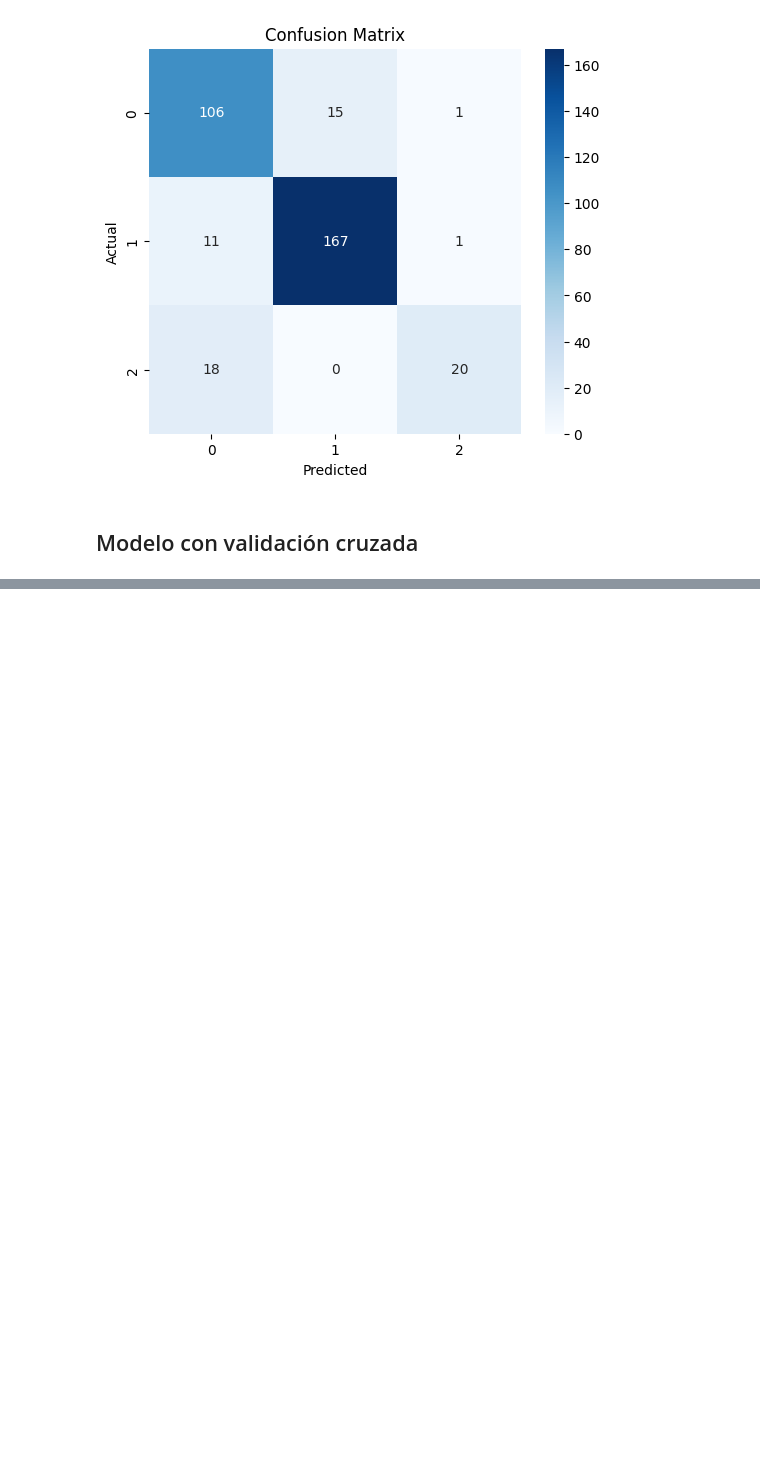
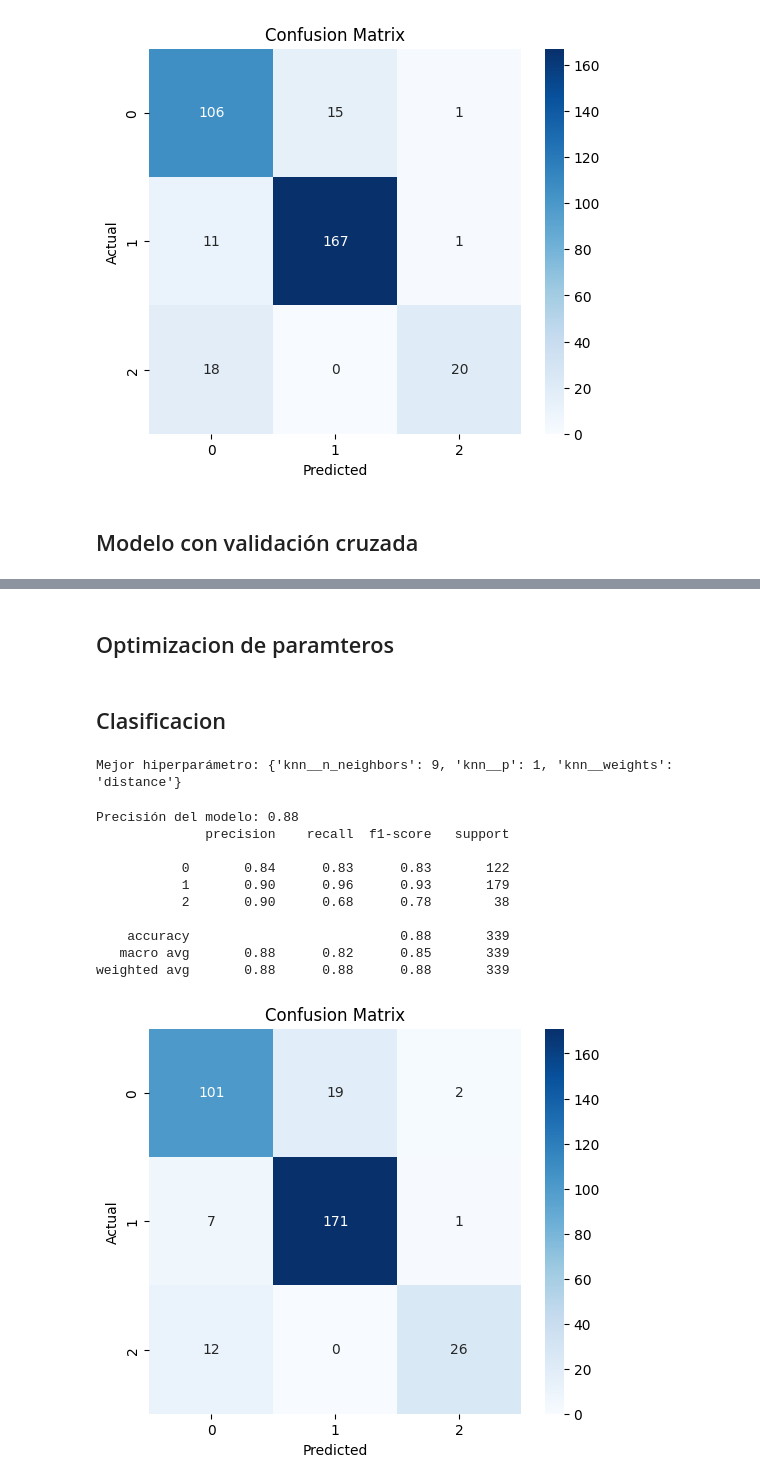
Before and after one commit to DiegoDuaS/KNN, a Jupyter notebook: actividades.ipynb, the cells around one changed output, grey strips where cells are left out. Drawn from its saved outputs; the diff is of its cells as text; code cells hidden in the pictures; blank space fills up the shorter version.

```diff
--- a/actividades.ipynb
+++ b/actividades.ipynb
@@ -300,0 +339,34 @@ Mejor valor de K según CV=5: 5
+# %% [markdown]
+## Optimizacion de paramteros
+# %% [markdown]
+## Clasificacion
+# %%
+knn_pipeline = Pipeline([
+    ('knn', KNeighborsClassifier())
+])
+param_grid = {
+    'knn__n_neighbors': np.arange(1,20),  # Diferentes valores de k
+    'knn__weights': ['uniform', 'distance'],  # Peso de los vecinos
+    'knn__p': [1, 2]  # Distancia Manhattan (p=1) vs Euclidiana (p=2)
+}
+grid_search = GridSearchCV(knn_pipeline, param_grid, cv=5, scoring='neg_mean_squared_error', n_jobs=-1)
+grid_search.fit(X_trainC, y_trainC)
+best_knn = grid_search.best_estimator_
+print(f"Mejor hiperparámetro: {grid_search.best_params_}")
+# %% [output]
+Mejor hiperparámetro: {'knn__n_neighbors': 9, 'knn__p': 1, 'knn__weights': 'distance'}
+# %%
+y_predC3 = best_knn.predict(X_testC)
+classification.metrics_and_cm(y_predC3, y_testC)
+# %% [output]
+Precisión del modelo: 0.88
+              precision    recall  f1-score   support
+
+           0       0.84      0.83      0.83       122
+           1       0.90      0.96      0.93       179
+           2       0.90      0.68      0.78        38
+
+    accuracy                           0.88       339
+   macro avg       0.88      0.82      0.85       339
+weighted avg       0.88      0.88      0.88       339
+[figure, added]
```
Also changed, not shown: parts of 2 cells of this notebook.
